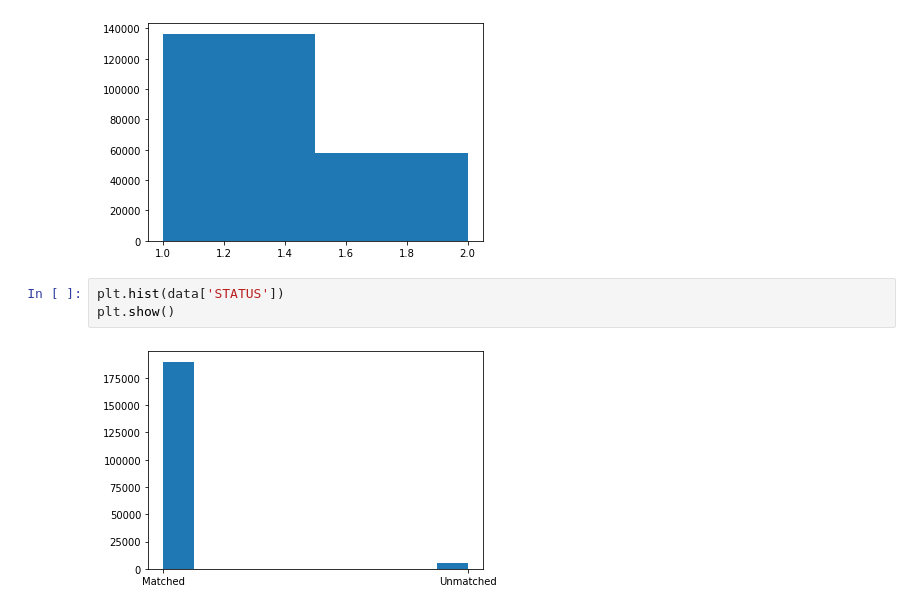
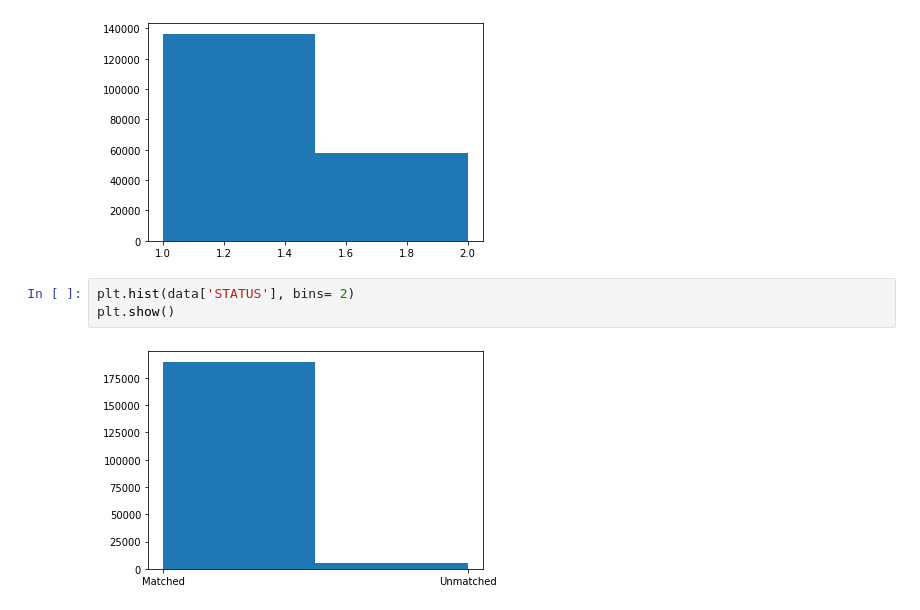
Before and after one commit to kolbywilliams/Coursera_Capstone, a Jupyter notebook: Car Collisions /bData explore.ipynb, the cells around one changed output. Saved outputs shown, nothing was run; the diff lists cells and outputs as text.

```diff
--- a/Car Collisions /bData explore.ipynb
+++ b/Car Collisions /bData explore.ipynb
@@ -52,7 +55,7 @@ plt.show()
 # %% [output]
 [figure]
 # %%
-plt.hist(data['STATUS'])
+plt.hist(data['STATUS'], bins= 2)
 plt.show()
 # %% [output]
-[figure, old version]
+[figure, new version]
```
Also changed, not shown: parts of 4 cells of this notebook, 1 other file.
